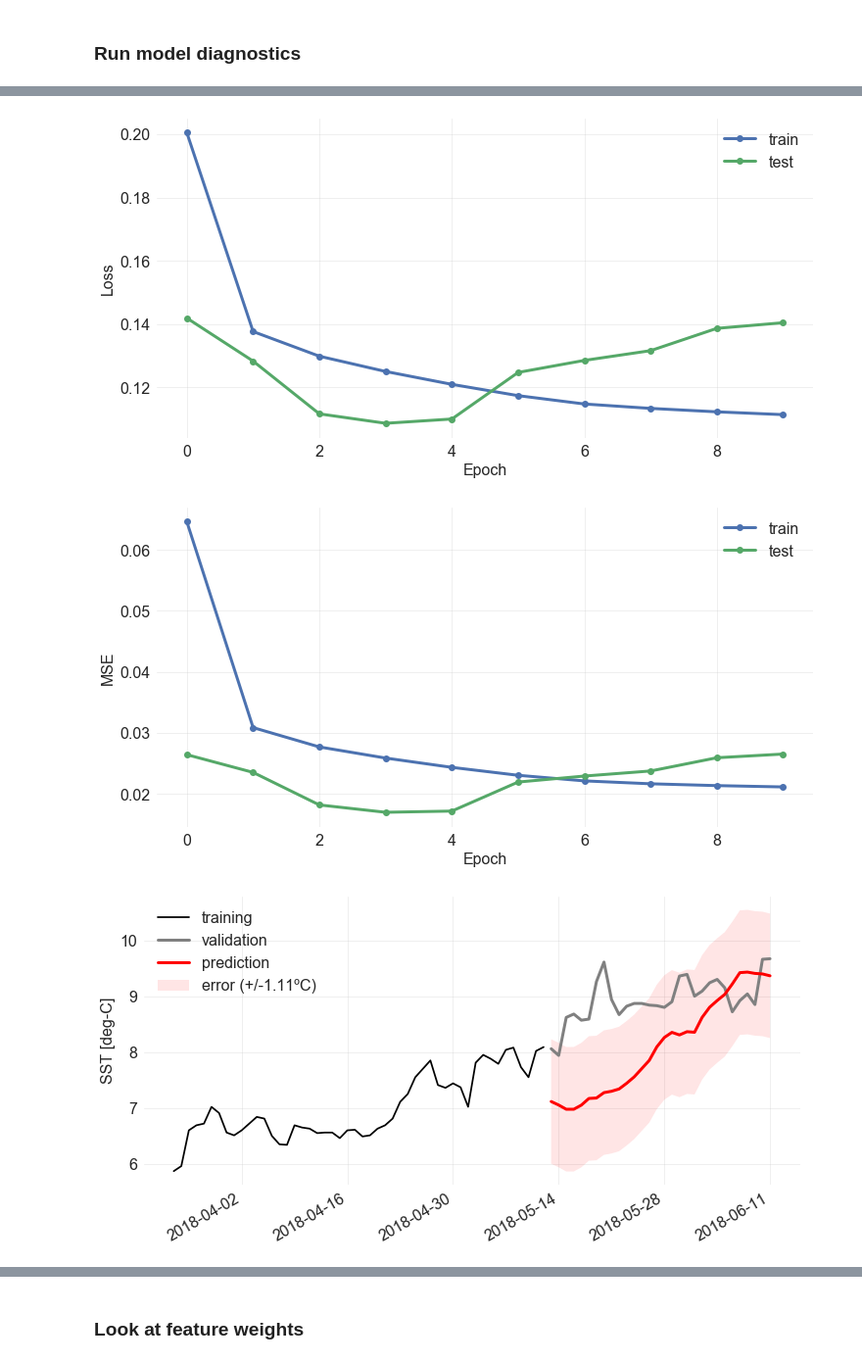
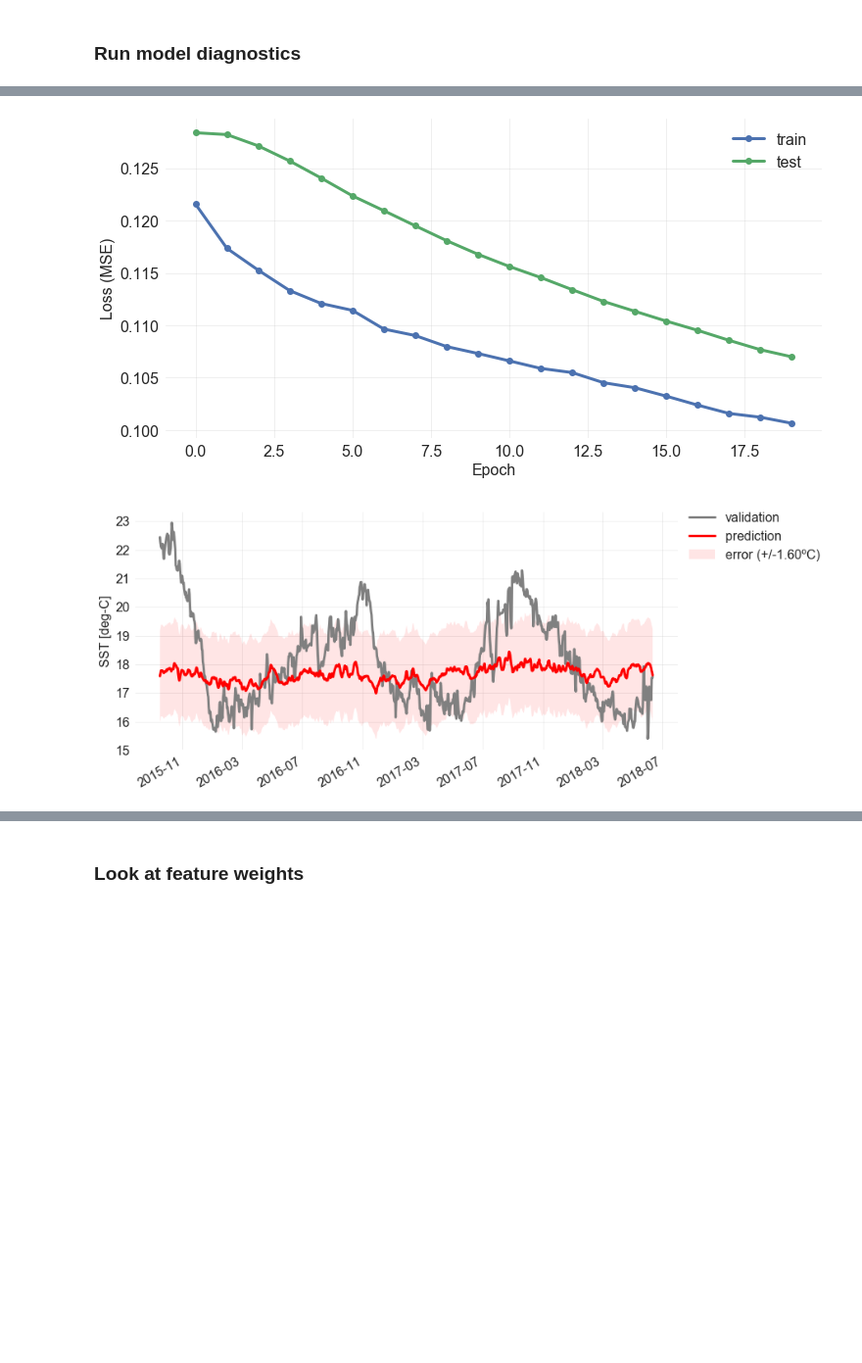
Before and after one commit to hscannell/MHW-tableau, a Jupyter notebook: code/LSTM_Forecast_multivariate.ipynb, the cells around one changed output, grey strips where cells are left out. Shown at 98% size. Cells and saved outputs as stored; diff of their text form; code cells hidden in the pictures; blank space fills up the shorter version.

```diff
--- a/code/LSTM_Forecast_multivariate.ipynb
+++ b/code/LSTM_Forecast_multivariate.ipynb
@@ -56,7 +57,7 @@ from numpy import concatenate
 There are four time series of sea surface temperature (SST) contained in seperate netCDF files. The code below extracts the data from the data files using the indexing parameter *f*. Change the path (*fp*) to match the file directory on your machine and choose *f* values from 0 to 3 to change files.
 # %%
 files = ['30n120w.nc', '30n140w.nc', '40n160w.nc', '50n140w.nc']
-f = 3 # index to files  <- choose to analyze a different time series by changing f from 0 to 3
+f = 0 # index to files  <- choose to analyze a different time series by changing f from 0 to 3
 
 lat = files[f][0:2]
 lon = files[f][3:6]
@@ -472,14 +460,11 @@ def series_to_supervised(data, n_in=1, n_out=1, dropnan=True): #
         agg.dropna(inplace=True)
     return agg
 
-lag = 50 # input sequence
-n_features = 5
-
-steps = 30 # forecast sequence
 # frame as supervised learning
 reframed = series_to_supervised(scaled, lag, steps)
 
 print(reframed.head())
 print('Size of supervised series =', reframed.shape, ' = [#samlples, (n_features*lags + n_features*steps)]')
 values = reframed.values
+dates = dates[lag:] # length of samples was reduced by #lag
 # %% [output]
@@ -555,6 +633,15 @@ model.compile(loss='mae', optimizer='adam', metrics=['mse', 'accuracy'])
 # %% [markdown]
 ### Fit network to training data
 # %%
-# fit network
-history = model.fit(Xtrain, ytrain, epochs=10, batch_size=72, validation_data=(Xtest, ytest), verbose=2, shuffle=False)
+# Fit network
+epochs = 20 # number of full passes over all the training data
+batch_size = 800
+
+history = model.fit(Xtrain, ytrain,
+                    epochs=epochs,
+                    batch_size=batch_size,
+                    #validation_split=0.2,
+                    validation_data=(Xtest, ytest),
+                    verbose=1,
+                    shuffle=False)
 # %% [output]
@@ -624,11 +727,11 @@ ax.spines["left"].set_visible(False)
 ax.spines["bottom"].set_visible(False)
 ax.tick_params(axis=u'both', which=u'both',length=0)
 
-# summarize history for loss
+# Summarize history for loss
 plt.figure(figsize=(12,6)); ax = plt.subplot(111)
 plt.plot(history.history['loss'], 'o-', linewidth=3)
 plt.plot(history.history['val_loss'], 'o-', linewidth=3)
-plt.ylabel('Loss', fontsize=16)
+plt.ylabel('Loss (MSE)', fontsize=16)
 plt.xlabel('Epoch', fontsize=16)
 plt.legend(['train', 'test'], loc='upper right', fontsize=16)
 plt.grid(True,alpha = 0.3)
@@ -640,32 +743,16 @@ ax.spines["left"].set_visible(False)
 ax.spines["bottom"].set_visible(False)
 ax.tick_params(axis=u'both', which=u'both', length=0)
 
-# summarize history MSE
-plt.figure(figsize=(12,6)); ax = plt.subplot(111)
-plt.plot(history.history['mean_squared_error'], 'o-', label='train', linewidth=3)
-plt.plot(history.history['val_mean_squared_error'], 'o-', label='test', linewidth=3)
-plt.ylabel('MSE', fontsize=16)
-plt.xlabel('Epoch', fontsize=16)
-plt.legend(loc='upper right', fontsize=16)
-plt.grid(True,alpha = 0.3)
-ax.get_xaxis().tick_bottom()
-ax.get_yaxis().tick_left()
-ax.spines["top"].set_visible(False)
-ax.spines["right"].set_visible(False)
-ax.spines["left"].set_visible(False)
-ax.spines["bottom"].set_visible(False)
-ax.tick_params(axis=u'both', which=u'both', length=0)
 
 # Plot prediction
-yhat = model.predict(Xtest)
 err_up = inv_yhat+rmse
 err_lw = inv_yhat-rmse
 plt.figure(figsize=(12,6)); ax = plt.subplot(111)
-plt.plot(date[-(lag+steps):-steps], data['SST'].values[-(lag+steps):-steps], color="black", label='training')
-plt.plot(date[-steps:], inv_y, color="gray", label='validation', linewidth=3)
-plt.plot(date[-steps:], inv_yhat, label='prediction', color="red", linewidth=3)
-plt.fill_between(date[-steps:], err_up, err_lw, facecolor='red', interpolate=True, alpha = 0.1, label="error (+/-%0.2fºC)" % rmse)
-plt.legend(loc='upper left', fontsize=16)
+#plt.plot(dates[-(lag+steps):-steps], data['SST'].values[-(lag+steps):-steps], color="black", label='training')
+plt.plot(dates[-steps:], inv_y, color="gray", label='validation', linewidth=3)
+plt.plot(dates[-steps:], inv_yhat, label='prediction', color="red", linewidth=3)
+plt.fill_between(dates[-steps:], err_up, err_lw, facecolor='red', interpolate=True, alpha = 0.1, label="error (+/-%0.2fºC)" % rmse)
+plt.legend(loc='upper left', bbox_to_anchor=(1.0, 1.05), fontsize=16)
 plt.ylabel('SST [deg-C]', fontsize=16)
 plt.grid(True,alpha = 0.3)
 ax.get_xaxis().tick_bottom()
@@ -681,3 +768,2 @@ plt.gcf().autofmt_xdate()
-[figure, old version]
+[figure, new version]
-[figure, old version]
+[figure, new version]
-[figure, removed]
```
Also changed, not shown: parts of 43 cells of this notebook.
